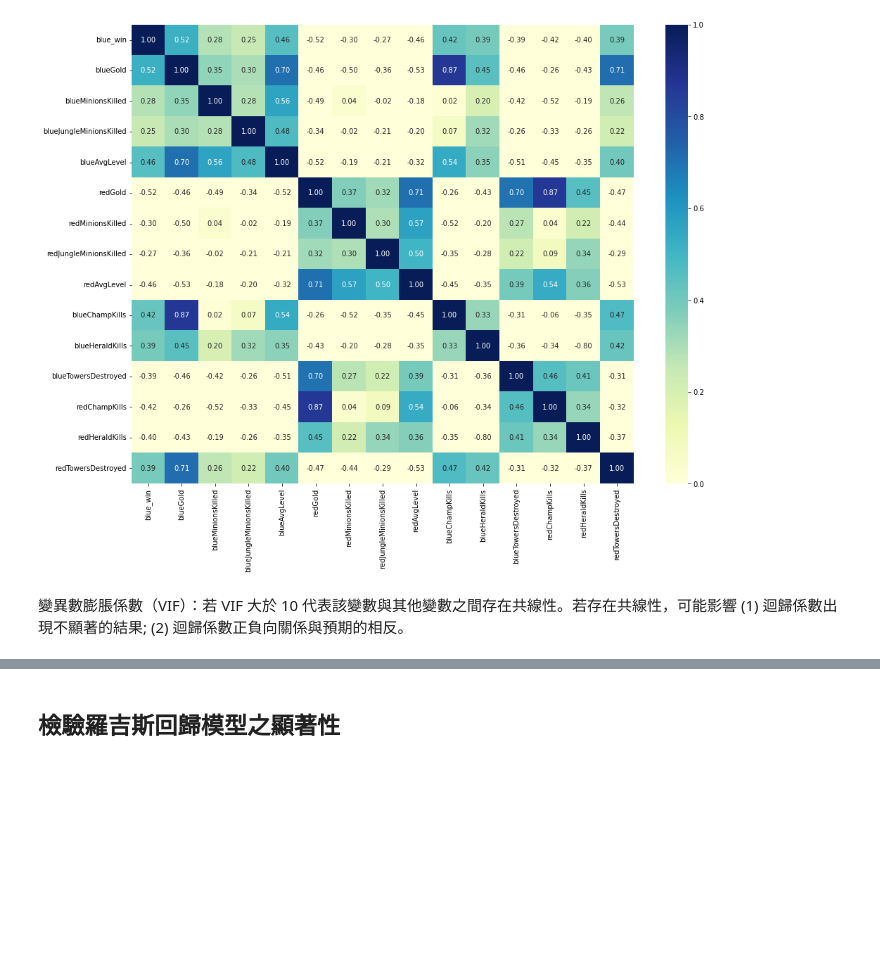
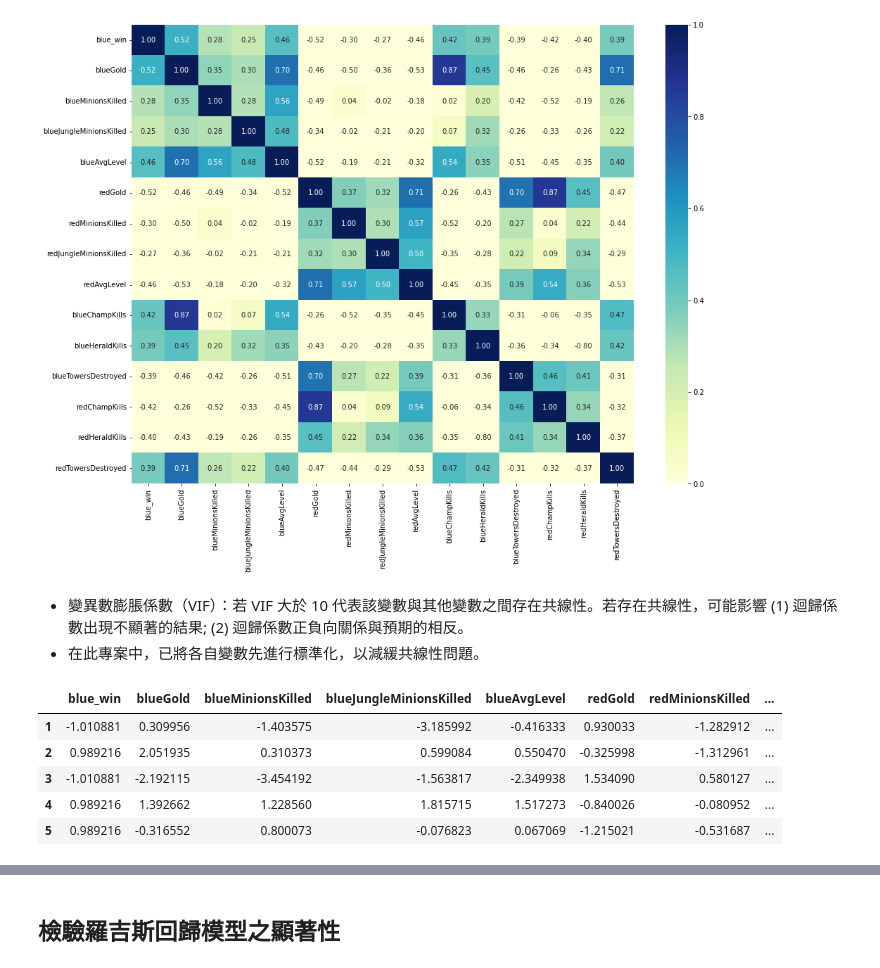
Before and after one commit to chiayukuo/Homework, a Jupyter notebook: LOL_Win_Prediction.ipynb, the cells around one changed output, grey strips where cells are left out. Drawn from its saved outputs; the diff is of its cells as text; code cells hidden in the pictures; blank space fills up the shorter version.

```diff
--- a/LOL_Win_Prediction.ipynb
+++ b/LOL_Win_Prediction.ipynb
@@ -149,6 +148,17 @@ sns.heatmap(df.corr(), cmap='YlGnBu', annot=True, fmt='.2f', vmin=0);
 # %% [output]
 [figure]
 # %% [markdown]
-變異數膨脹係數（VIF）：若 VIF 大於 10 代表該變數與其他變數之間存在共線性。若存在共線性，可能影響 (1) 迴歸係數出現不顯著的結果; (2) 迴歸係數正負向關係與預期的相反。
+* 變異數膨脹係數（VIF）：若 VIF 大於 10 代表該變數與其他變數之間存在共線性。若存在共線性，可能影響 (1) 迴歸係數出現不顯著的結果; (2) 迴歸係數正負向關係與預期的相反。
+* 在此專案中，已將各自變數先進行標準化，以減緩共線性問題。
+# %%
+df2 = df.apply(lambda x: (x-x.mean())/ x.std(), axis=0)
+df2[1:].head()
+# %% [output]
+|  | blue_win | blueGold | blueMinionsKilled | blueJungleMinionsKilled | blueAvgLevel | redGold | redMinionsKilled | ... |
+| 1 | -1.010881 | 0.309956 | -1.403575 | -3.185992 | -0.416333 | 0.930033 | -1.282912 | ... |
+| 2 | 0.989216 | 2.051935 | 0.310373 | 0.599084 | 0.550470 | -0.325998 | -1.312961 | ... |
+| 3 | -1.010881 | -2.192115 | -3.454192 | -1.563817 | -2.349938 | 1.534090 | 0.580127 | ... |
+| 4 | 0.989216 | 1.392662 | 1.228560 | 1.815715 | 1.517273 | -0.840026 | -0.080952 | ... |
+| 5 | 0.989216 | -0.316552 | 0.800073 | -0.076823 | 0.067069 | -1.215021 | -0.531687 | ... |
 # %%
 vif = pd.DataFrame()
```
Also changed, not shown: parts of 5 cells of this notebook.
